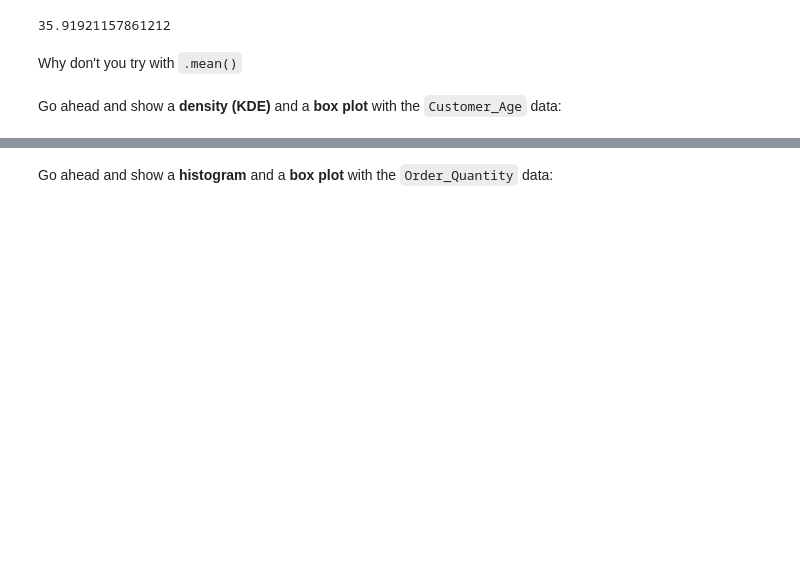
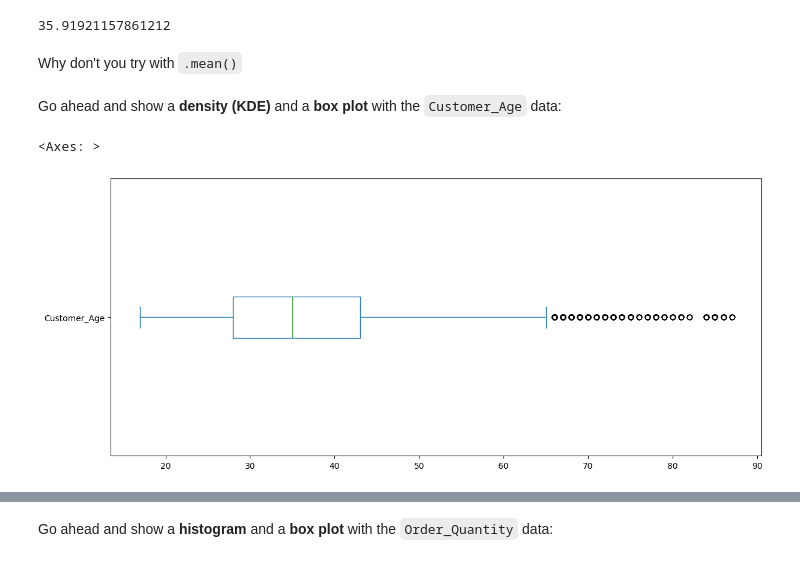
Before and after one commit to pylytics/FreeCodeCamp_Python, a Jupyter notebook: Exercises_1.ipynb, the cells around one changed output, grey strips where cells are left out. Cells and saved outputs as stored; diff of their text form; code cells hidden in the pictures; blank space fills up the shorter version.

```diff
--- a/Exercises_1.ipynb
+++ b/Exercises_1.ipynb
@@ -48,5 +48,6 @@ Go ahead and show a <b>density (KDE)</b> and a <b>box plot</b> with the `Custome
 # %%
 # your code goes here
 sales['Customer_Age'].plot(kind='box', vert=False, figsize=(14,6))
-
-sales['Customer_Age'].plot(kind='density', vert=False, figsize=(14,6))
+# %% [output]
+<Axes: >
+[figure, added]
```
Also changed, not shown: parts of 55 cells of this notebook.
